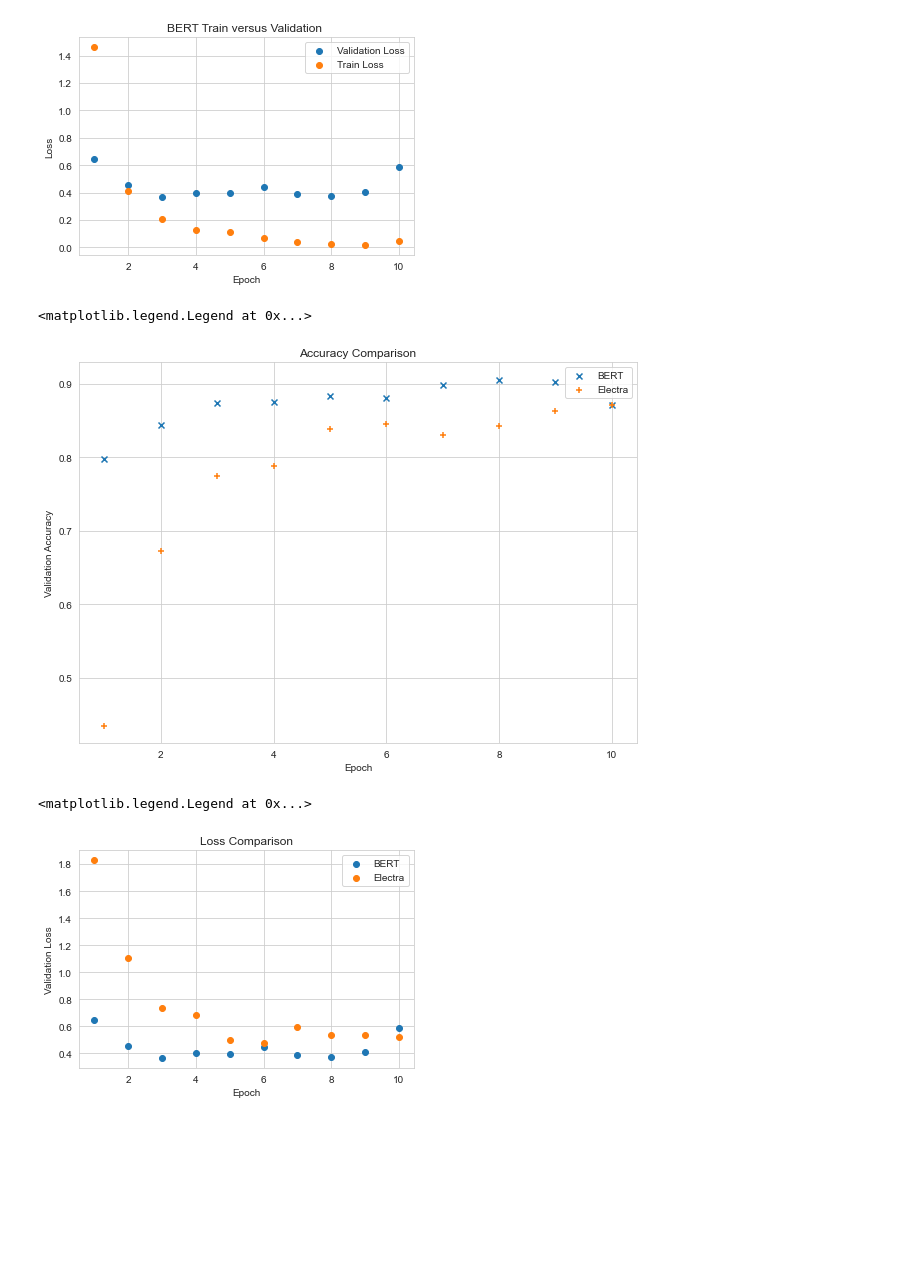
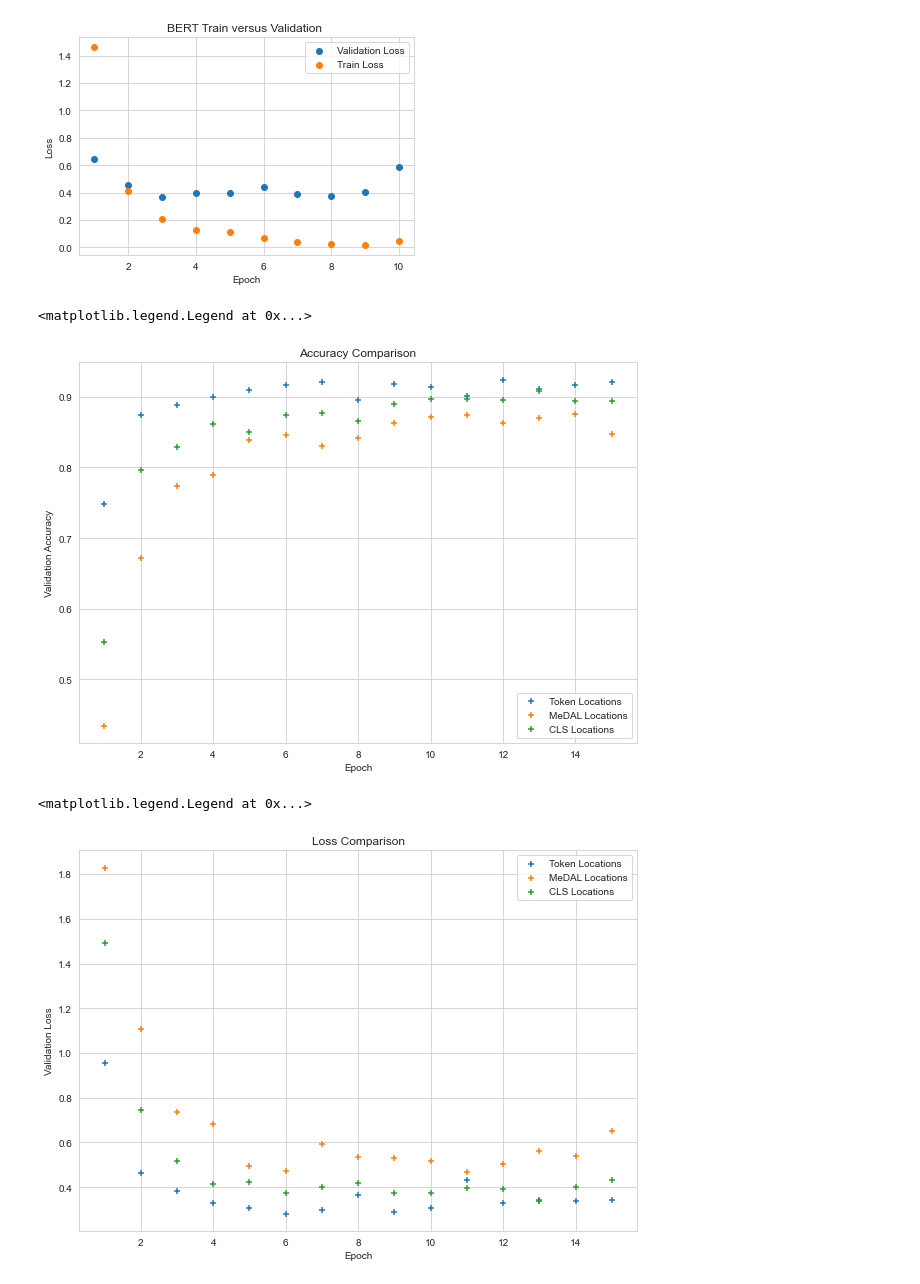
Before and after one commit to fhidalgor/erdos2021-project, a Jupyter notebook: figures/figure.ipynb, the cells around one changed output. Saved outputs shown, nothing was run; the diff lists cells and outputs as text; code cells hidden in the pictures; blank space fills up the shorter version.

Commit message:
More data

```diff
--- a/figures/figure.ipynb
+++ b/figures/figure.ipynb
@@ -5,8 +5,9 @@ import numpy as np
 import seaborn as sns
 sns.set_style("whitegrid")
 # %%
-bert_data = pd.read_csv("LearningRate4_TwoAbbr_BERT.txt")
-electra_data = pd.read_csv("ElectraSmall_2Abbr.txt")
+data1 = pd.read_csv("ElectraSmall_TwoAbbr_LR4.txt")
+data2 = pd.read_csv("ElectraSmall_TwoAbbr_LR4_old_locations.txt")
+data3 = pd.read_csv("ElectraSmall_TwoAbbr_CLS.txt")
 # %%
 plt.scatter(bert_data["Epoch"], bert_data["ValidAcc"], label= "Validation Accuracy")
 plt.scatter(bert_data["Epoch"], bert_data["TrainAcc"], label = "Train Accuracy")
@@ -30,23 +31,27 @@ plt.legend()
 <matplotlib.legend.Legend at 0x...>
 [figure]
 # %%
+
 plt.figure(figsize = (10,7))
-plt.scatter(bert_data["Epoch"], bert_data["ValidAcc"], label= "BERT", marker = "x")
-plt.scatter(electra_data["Epoch"], electra_data["ValidAcc"], label = "Electra", marker = "+")
+plt.title("Accuracy Comparison")
+plt.scatter(data1["Epoch"], data1["ValidAcc"], label= "Token Locations", marker = "+")
+plt.scatter(data2["Epoch"], data2["ValidAcc"], label = "MeDAL Locations", marker = "+")
+plt.scatter(data3["Epoch"], data3["ValidAcc"], label = "CLS Locations", marker = "+")
 plt.xlabel("Epoch")
 plt.ylabel("Validation Accuracy")
-plt.title("Accuracy Comparison")
 plt.legend()
 # %% [output]
 <matplotlib.legend.Legend at 0x...>
-[figure, old version]
+[figure, new version]
 # %%
-plt.scatter(bert_data["Epoch"], bert_data["ValidLoss"], label= "BERT")
-plt.scatter(electra_data["Epoch"], electra_data["ValidLoss"], label = "Electra")
+plt.figure(figsize = (10,7))
+plt.title("Loss Comparison")
+plt.scatter(data1["Epoch"], data1["ValidLoss"], label= "Token Locations", marker = "+")
+plt.scatter(data2["Epoch"], data2["ValidLoss"], label = "MeDAL Locations", marker = "+")
+plt.scatter(data3["Epoch"], data3["ValidLoss"], label = "CLS Locations", marker = "+")
 plt.xlabel("Epoch")
 plt.ylabel("Validation Loss")
-plt.title("Loss Comparison")
 plt.legend()
 # %% [output]
 <matplotlib.legend.Legend at 0x...>
-[figure, old version]
+[figure, new version]
```
Also changed, not shown: 9 other files.
